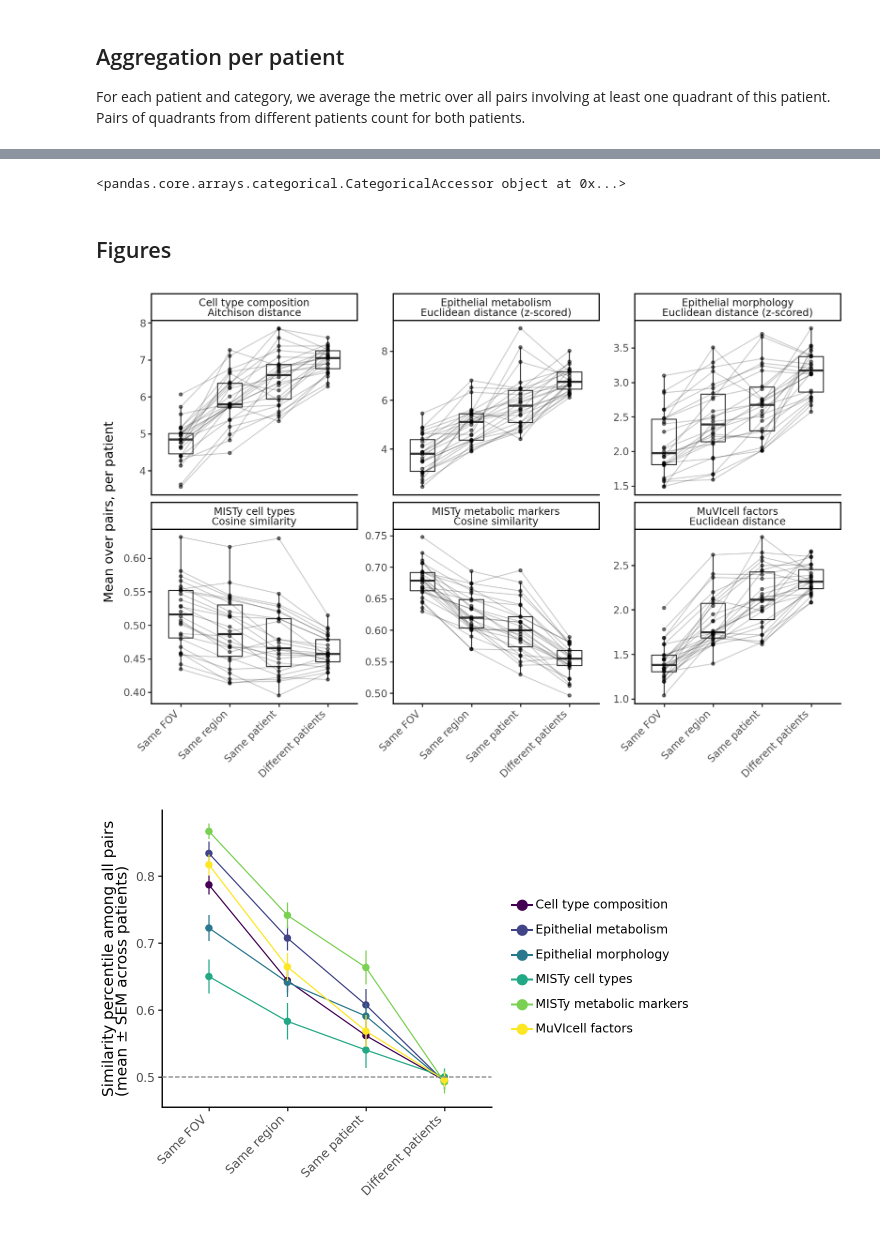
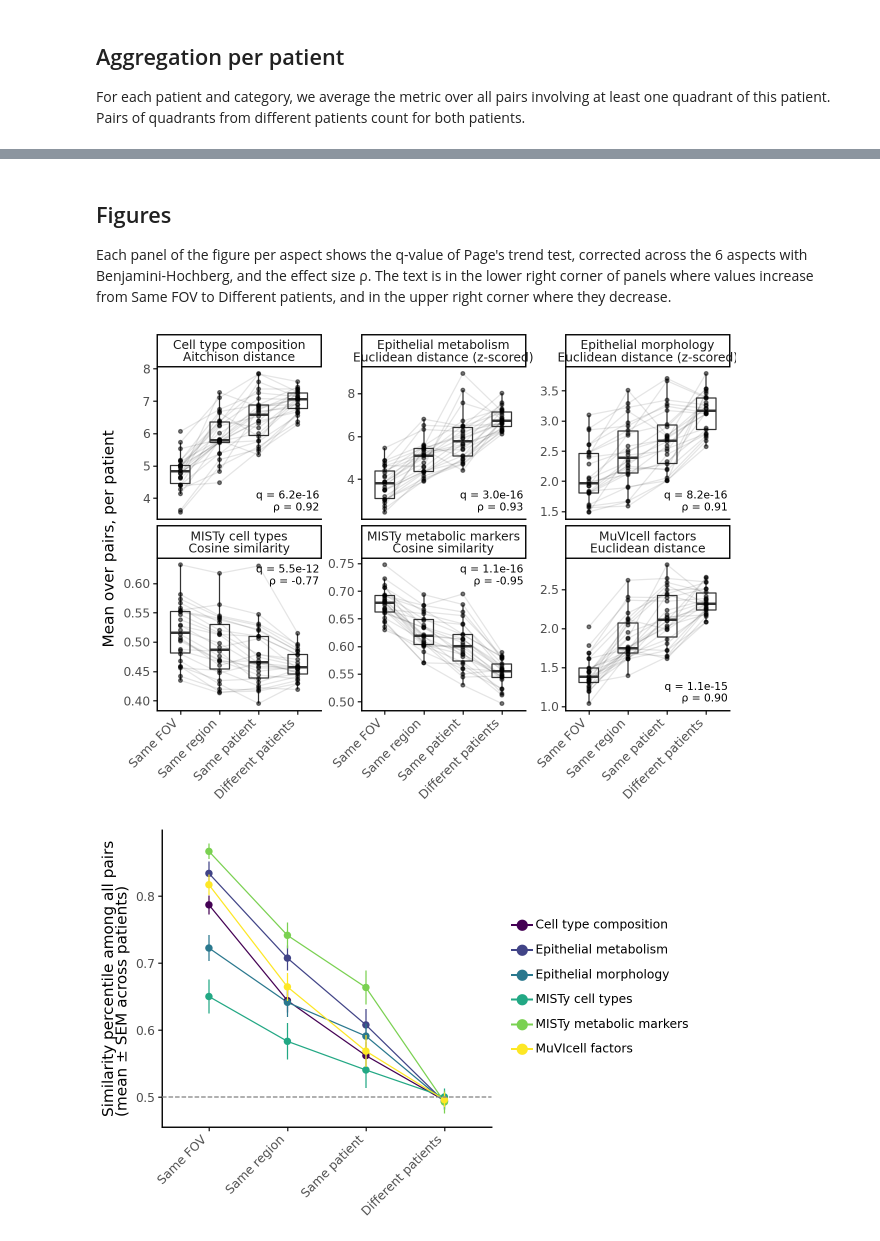
Before and after one commit to HartmannLab/MIBI-Analysis_Hamburg_CRC_TMA_2024, a Jupyter notebook: notebooks/sampling/QuadrantSimilarity.ipynb, the cells around one changed output, grey strips where cells are left out. Cells and saved outputs as stored; diff of their text form; code cells hidden in the pictures.

Commit message:
Display trend test on plot

```diff
--- a/notebooks/sampling/QuadrantSimilarity.ipynb
+++ b/notebooks/sampling/QuadrantSimilarity.ipynb
@@ -237,6 +238,8 @@ for aspect, (_, _, metric_name, higher_is_similar) in aspects.items():
         row[f"median {category}"] = wide[category].median()
     page = page_trend_test(similarity.values, predicted_ranks=[4, 3, 2, 1])
     row["page_L"], row["page_p"] = page.statistic, page.pvalue
+    # Effect size: Spearman correlation between category order and values, averaged across patients
+    row["trend_rho"] = wide.apply(lambda values: spearmanr(range(len(categories)), values)[0], axis=1).mean()
     row["friedman_p"] = friedmanchisquare(*[similarity[c] for c in categories]).pvalue
     for closer, further in zip(categories[:-1], categories[1:]):
         contrast = f"{closer} vs {further}"
@@ -277,31 +280,50 @@ stats.T
 | Same region vs Same patient: wilc... | 0.002607 | 0.008372 | 0.001468 | 0.000573 | ... |
 | Same patient vs Different patient... | 0.000343 | 0.000054 | 0.000412 | 0.001175 | ... |
 | Same patient vs Different patient... | 0.004464 | 0.000485 | 0.005773 | 0.018799 | ... |
-# %%
-per_patient.aspect.cat
-# %% [output]
-<pandas.core.arrays.categorical.CategoricalAccessor object at 0x...>
 # %%
 per_patient.aspect = per_patient.aspect.cat.reorder_categories([
     'Cell type composition', 'Epithelial metabolism', 'Epithelial morphology', 'MISTy cell types', 'MISTy metabolic markers', 'MuVIcell factors'
     ]) # Reorder the levels of the aspect categorical variable for plotting purposes
 # %% [markdown]
 ## Figures
+
+Each panel of the figure per aspect shows the q-value of Page's trend test, corrected across the 6 aspects with Benjamini-Hochberg, and the effect size ρ. The text is in the lower right corner of panels where values increase from Same FOV to Different patients, and in the upper right corner where they decrease.
 # %%
+def format_q(q):
+    return f"q = {q:.1e}" if q < 0.001 else f"q = {q:.3f}"
+
+# Test results per panel, in the corner left empty by the trend: lower right when values increase
+# from Same FOV to Different patients, upper right when they decrease
+panel_text = pd.DataFrame({
+    "aspect": pd.Categorical(stats.index, categories=per_patient.aspect.cat.categories),
+    "metric": stats.metric.values,
+    "label": [f"{format_q(q)}\nρ = {rho:.2f}" for q, rho in zip(stats.page_q_fdr, stats.trend_rho)],
+    "increasing": stats.trend_rho.values > 0,
+})
+panel_text["category"] = categories[-1]
+# Text aligned on the lowest or highest value of the panel rather than on its edge: it is then
+# separated from the edge by the axis expansion, the same distance in every panel
+value_range = per_patient.groupby("aspect", observed=True).value.agg(["min", "max"]).loc[panel_text.aspect]
+panel_text["y"] = np.where(panel_text.increasing, value_range["min"], value_range["max"])
+
 # Per aspect, in the units of its metric: one point per patient, with lines connecting the same patient
 gp = (ggplot(per_patient, aes(x="category", y="value"))
-      + geom_line(aes(group="patient"), alpha=0.2)
+      + geom_line(aes(group="patient"), alpha=0.1)
       + geom_boxplot(outlier_shape="", fill="none", width=0.5)
       + geom_point(alpha=0.5, size=1)
+      + geom_text(aes(y="y", label="label"), data=panel_text[panel_text.increasing],
+                  ha="right", va="bottom", nudge_x=0.55, size=7.7)
+      + geom_text(aes(y="y", label="label"), data=panel_text[~panel_text.increasing],
+                  ha="right", va="top", nudge_x=0.55, size=7.7)
       + facet_wrap("~aspect + metric", scales="free_y", ncol=3)
       + labs(x="", y="Mean over pairs, per patient")
       + theme_classic()
       + theme(axis_text_x=element_text(rotation=45, ha="right"),
-              figure_size=(9, 6), subplots_adjust={"wspace": 0.3, "hspace": 0.5}))
-gp.save(fig_dir + "similarity_per_aspect.pdf")
+              subplots_adjust={"wspace": 0.3, "hspace": 0.5}))
+gp.save(fig_dir + "similarity_per_aspect.pdf", width=6.9, height=4.6, verbose=False)
 gp
 # %% [output]
-[figure, old version]
+[figure, new version]
 # %%
 # All aspects on a common scale: mean similarity percentile across patients
 summary = (per_patient.groupby(["aspect", "category"], observed=True).similarity_percentile
```
Also changed, not shown: parts of 3 cells of this notebook.
